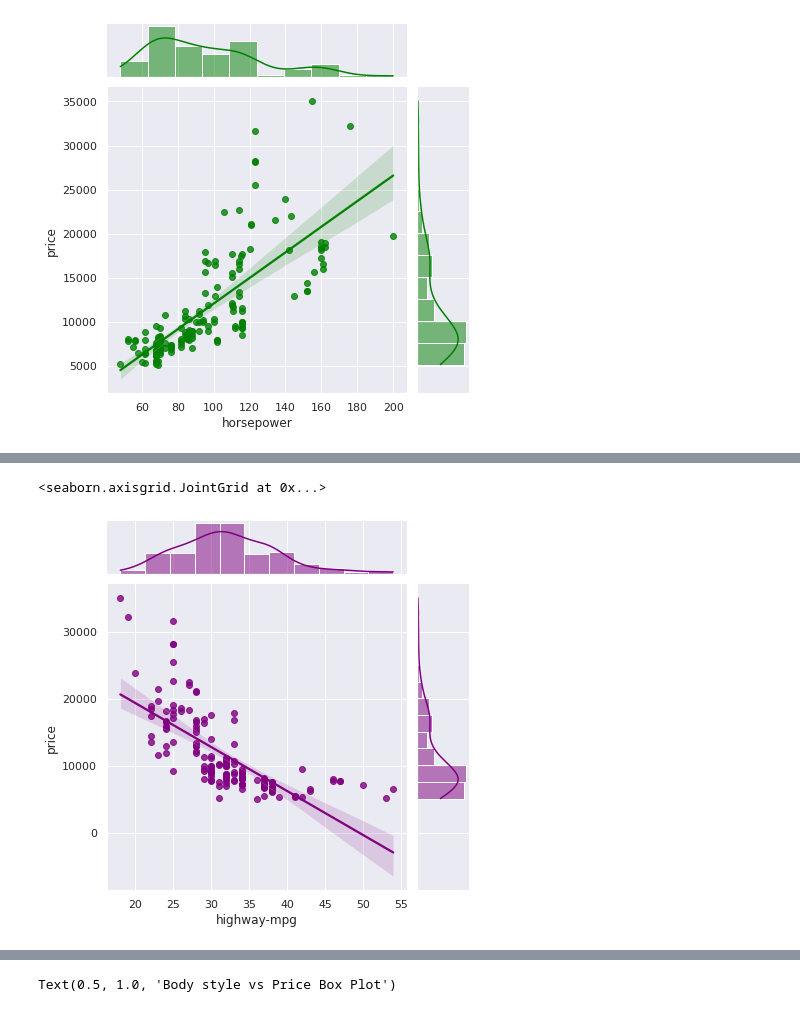
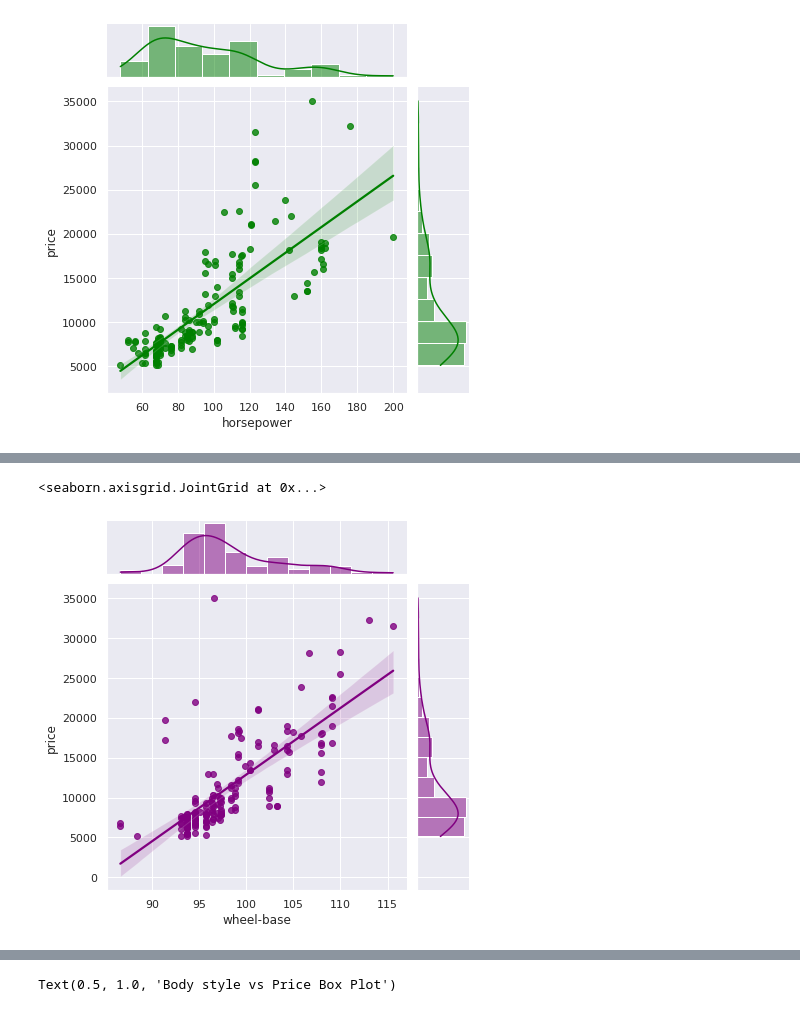
Before and after one commit to Hemanthnaidu3737/fmml-module2, a Jupyter notebook: Mod2_Lab1.ipynb, the cells around one changed output, grey strips where cells are left out. Drawn from its saved outputs; the diff is of its cells as text; code cells hidden in the pictures.

```diff
--- a/Mod2_Lab1.ipynb
+++ b/Mod2_Lab1.ipynb
@@ -159,16 +167,10 @@ An example is shown below, with "highway-mpg" where MPG is miles per gallon.
 # %%
-############################
-### CHANGE THE CODE HERE ###
-
-feature = "highway-mpg"
-
-############################
-
+feature = "wheel-base"
 
 sns.jointplot(x=pd.to_numeric(X[feature]), y = y, kind="reg", color = 'purple')
 # %% [output]
 <seaborn.axisgrid.JointGrid at 0x...>
-[figure, old version]
+[figure, new version]
 # %% [markdown]
 ## Question: Interpret the plot below. List all the interpretations point by point using the plot below.
 
```
Also changed, not shown: parts of 4 cells of this notebook.
